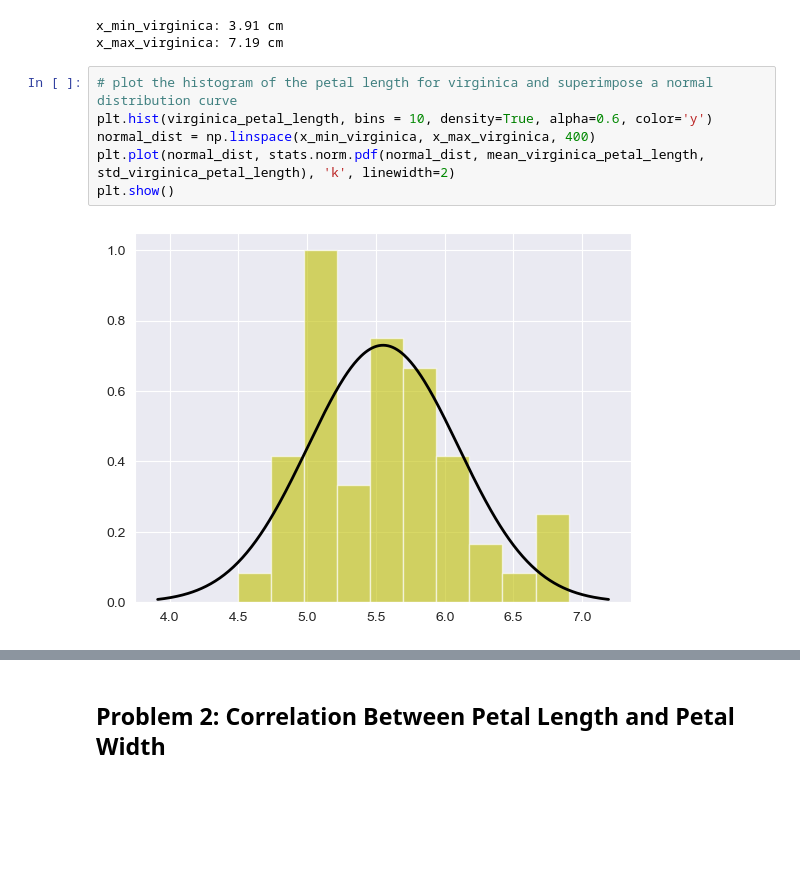
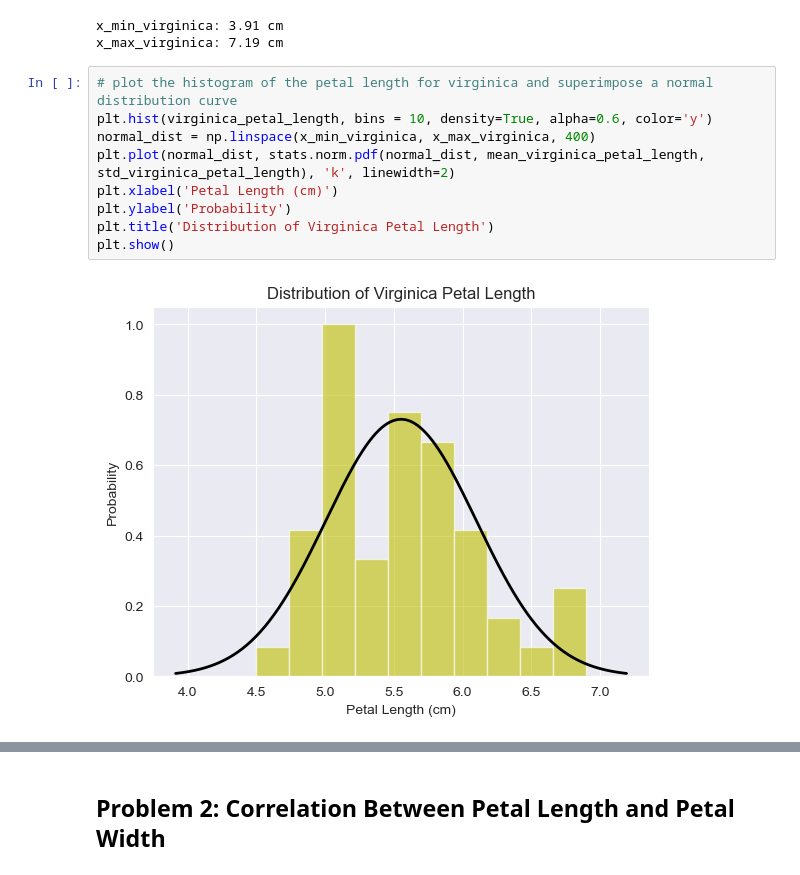
Before and after one commit to AnnaLozenko/applied-statistics, a Jupyter notebook: problems.ipynb, the cells around one changed output, grey strips where cells are left out. Cells and saved outputs as stored; diff of their text form; blank space fills up the shorter version.

```diff
--- a/problems.ipynb
+++ b/problems.ipynb
@@ -202,8 +211,11 @@ x_max_virginica: 7.19 cm
 # %%
 # plot the histogram of the petal length for virginica and superimpose a normal distribution curve
 plt.hist(virginica_petal_length, bins = 10, density=True, alpha=0.6, color='y')
 normal_dist = np.linspace(x_min_virginica, x_max_virginica, 400)
 plt.plot(normal_dist, stats.norm.pdf(normal_dist, mean_virginica_petal_length, std_virginica_petal_length), 'k', linewidth=2)
+plt.xlabel('Petal Length (cm)')
+plt.ylabel('Probability')
+plt.title('Distribution of Virginica Petal Length')
 plt.show()
 # %% [output]
-[figure, old version]
+[figure, new version]
```
Also changed, not shown: parts of 7 cells of this notebook.
